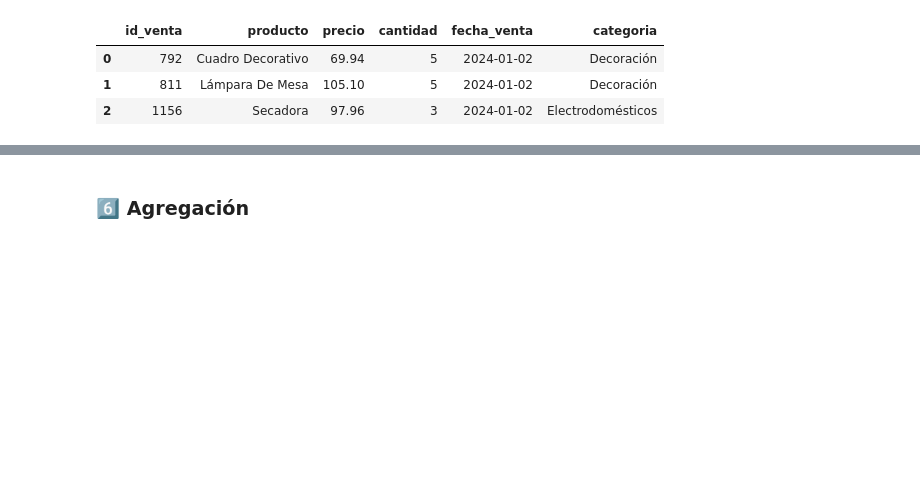
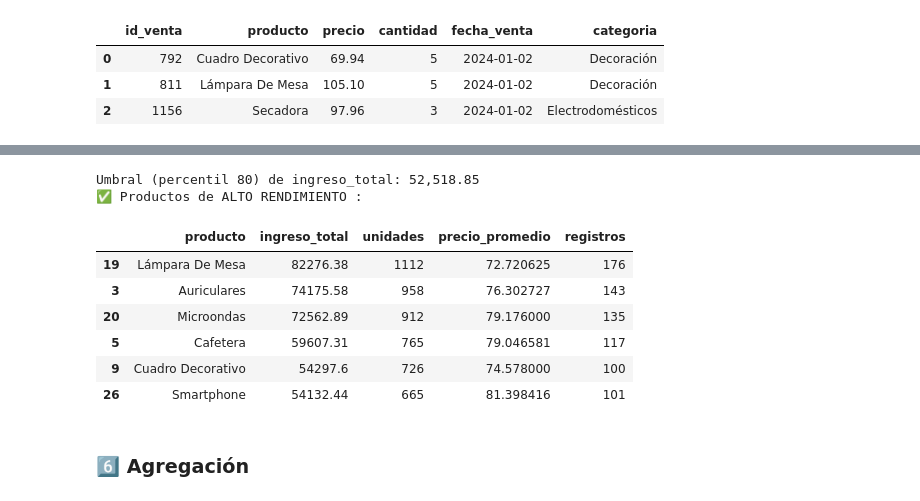
Before and after one commit to dataccounting/Sanvido-Gonzalo-comision-26252-TPI-data-analytics, a Jupyter notebook: Sanvido.Gonzalo.comision.25262.TPI.data.analytics.ipynb, the cells around one changed output, grey strips where cells are left out. Drawn from its saved outputs; the diff is of its cells as text; code cells hidden in the pictures; blank space fills up the shorter version.

```diff
--- a/Sanvido.Gonzalo.comision.25262.TPI.data.analytics.ipynb
+++ b/Sanvido.Gonzalo.comision.25262.TPI.data.analytics.ipynb
@@ -612,3 +733,17 @@ ventas_clean.head(3)
+# %%
+print(f"Umbral (percentil 80) de ingreso_total: {float(p80_ingreso):,.2f}")
+print("✅ Productos de ALTO RENDIMIENTO :")
+display(ventas_top)
+# %% [output]
+Umbral (percentil 80) de ingreso_total: 52,518.85
+✅ Productos de ALTO RENDIMIENTO :
+|  | producto | ingreso_total | unidades | precio_promedio | registros |
+| 19 | Lámpara De Mesa | 82276.38 | 1112 | 72.720625 | 176 |
+| 3 | Auriculares | 74175.58 | 958 | 76.302727 | 143 |
+| 20 | Microondas | 72562.89 | 912 | 79.176000 | 135 |
+| 5 | Cafetera | 59607.31 | 765 | 79.046581 | 117 |
+| 9 | Cuadro Decorativo | 54297.6 | 726 | 74.578000 | 100 |
+| 26 | Smartphone | 54132.44 | 665 | 81.398416 | 101 |
 # %% [markdown]
 ### 6️⃣ Agregación
 # %%
```
Also changed, not shown: parts of 42 cells of this notebook.
